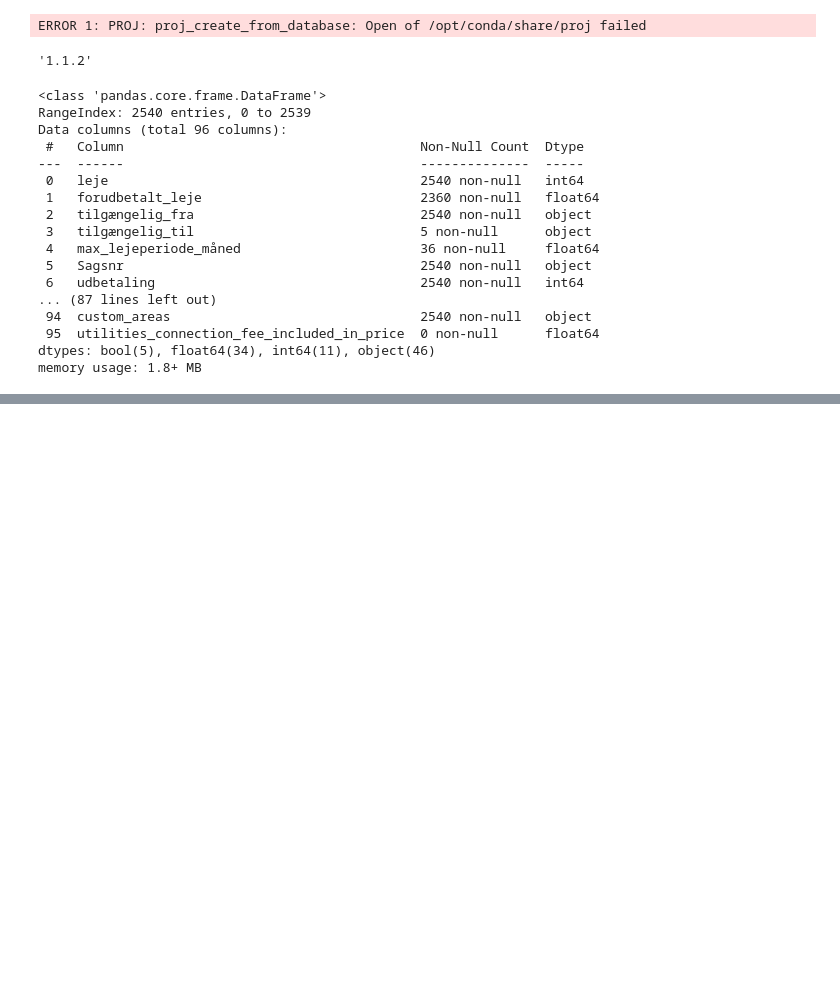
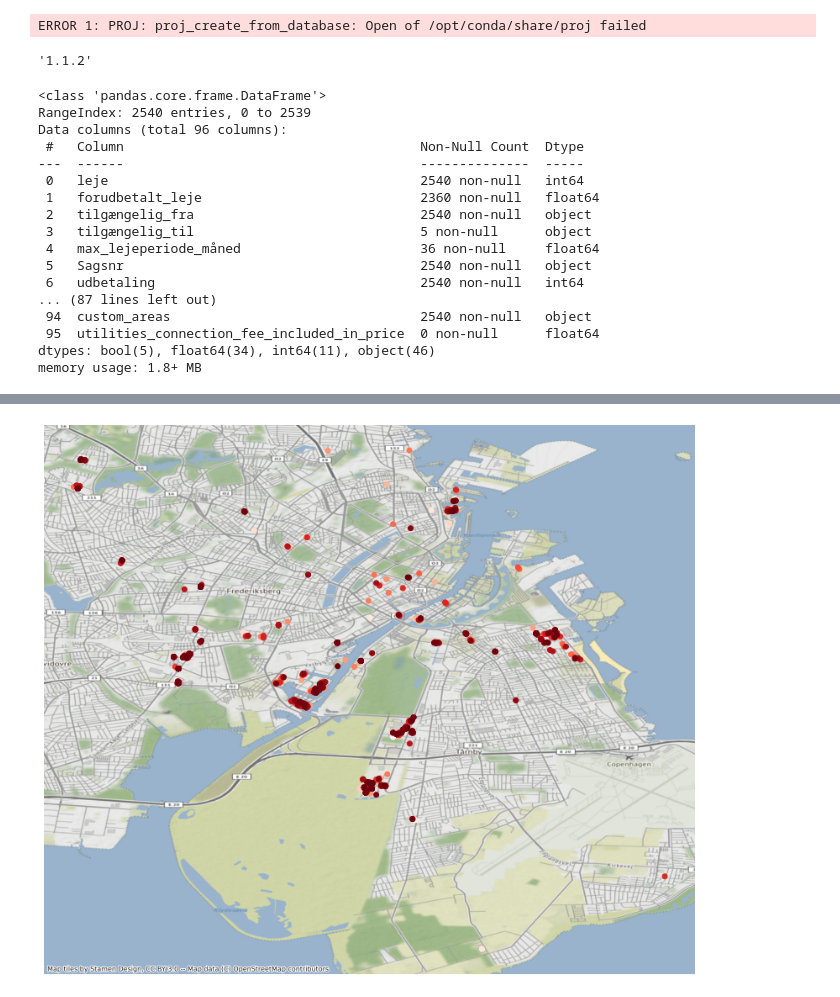
Before and after one commit to szymongalecki/Geospatial_Data_Science, a Jupyter notebook: lejeboliger_2019_t_april23.ipynb, the cells around one changed output, grey strips where cells are left out. Saved outputs shown, nothing was run; the diff lists cells and outputs as text; code cells hidden in the pictures; blank space fills up the shorter version.

```diff
--- a/lejeboliger_2019_t_april23.ipynb
+++ b/lejeboliger_2019_t_april23.ipynb
@@ -111,0 +84,12 @@ NameError: name 'mpl' is not defined
+# %%
+#geometry = gdp.points_from_xy(df2.longitude, df2.latitude, crs="EPSG:4326")
+gdf = gpd.GeoDataFrame(df2, geometry=gpd.points_from_xy(df2.longitude,df2.latitude, crs="EPSG:4326"))
+# %%
+ax = gdf.plot(c=gdf["rent"], cmap='Reds', legend=True) #color="black")
+ax.set_axis_off()
+cx.add_basemap(ax, crs=gdf.crs)
+
+cmap = plt.cm.get_cmap('cool')
+cmap.set_under('red')
+# %% [output]
+[figure, added]
```
Also changed, not shown: parts of 4 cells of this notebook.
